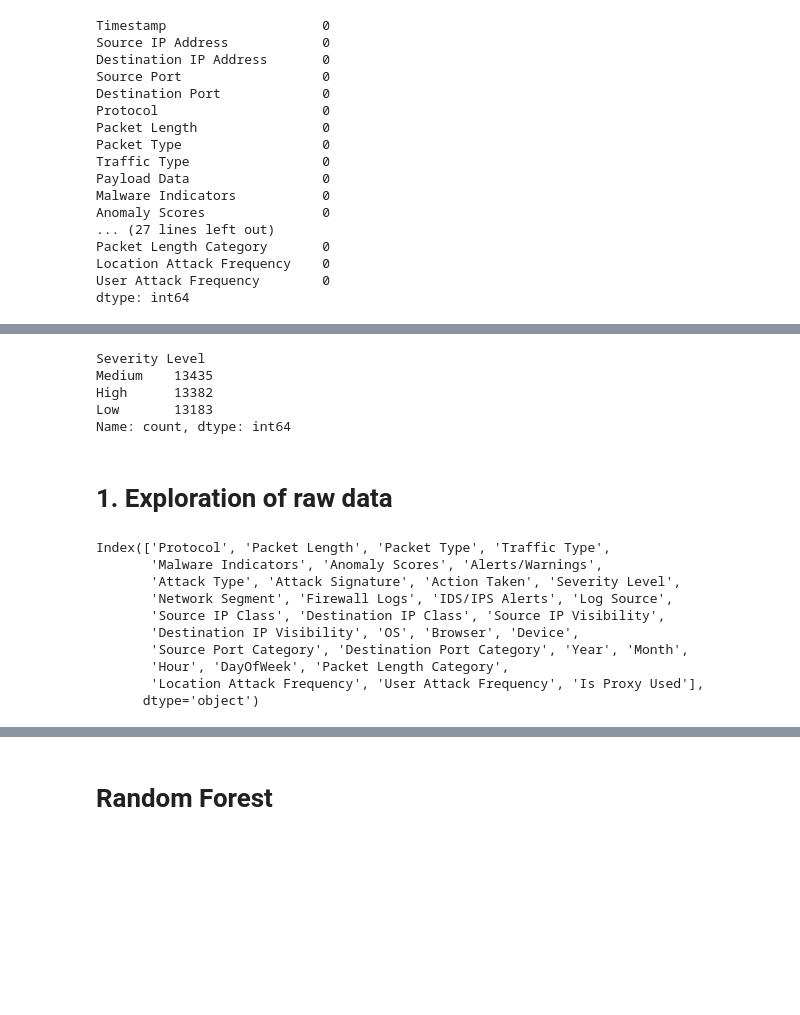
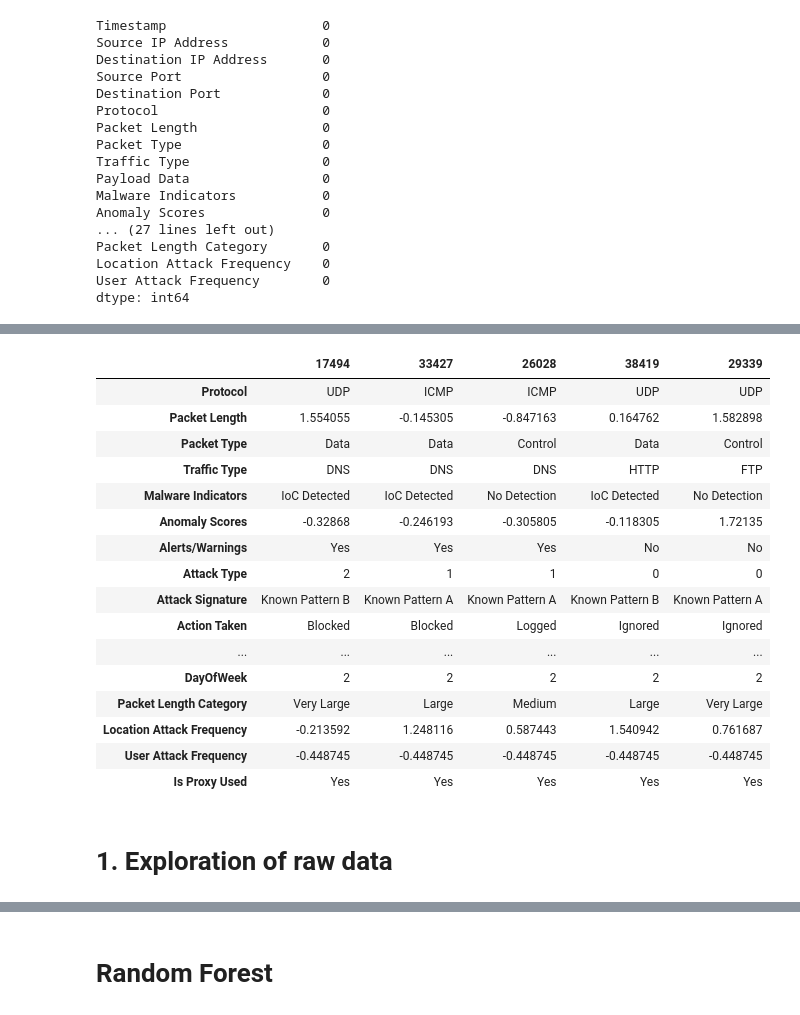
Before and after one commit to sacumesh/cyber-attack-predictor, a Jupyter notebook: notebooks/DataExplorationBeforeFeaturesEngeneering.ipynb, the cells around one changed output, grey strips where cells are left out. Cells and saved outputs as stored; diff of their text form; code cells hidden in the pictures; blank space fills up the shorter version.

```diff
--- a/notebooks/DataExplorationBeforeFeaturesEngeneering.ipynb
+++ b/notebooks/DataExplorationBeforeFeaturesEngeneering.ipynb
@@ -663,14 +654,44 @@ Index(['Timestamp', 'Source IP Address', 'Destination IP Address',
+# %%
+severity_level_dict = {
+    "Low": 0,
+    "Medium": 1,
+    "High": 2
+}
+
+df_proccesed['Severity Level'] = df_proccesed['Severity Level'].apply(lambda x: severity_level_dict.get(x))
+# %%
+df_proccesed["Is Proxy Used"] = df_proccesed['Proxy Information'].apply(lambda x: "No" if pd.isna(x) else "Yes")
+# %%
+from sklearn.preprocessing import StandardScaler
+columns_to_scale = ['Anomaly Scores', 'Packet Length', 'Location Attack Frequency', 'User Attack Frequency']
+
+# Initialize StandardScaler
+scaler = StandardScaler()
+
+# Apply scaling only to selected columns
+df_proccesed[columns_to_scale] = scaler.fit_transform(df_proccesed[columns_to_scale])
 # %%
 cols_to_drop = ['Timestamp', 'Source IP Address', 'Destination IP Address', 'Source Port', 'Destination Port', 'Device Information', 'Proxy Information', "User Information", "Geo-location Data", "Payload Data", "State"]
-
-df = df.drop(columns=cols_to_drop, axis=1)
+df_proccesed = df_proccesed.drop(columns=cols_to_drop, axis=1)
 # %%
-df['Severity Level'].value_counts()
+df_proccesed.head().T
 # %% [output]
-Severity Level
-Medium    13435
-High      13382
-Low       13183
-Name: count, dtype: int64
+|  | 17494 | 33427 | 26028 | 38419 | 29339 |
+| Protocol | UDP | ICMP | ICMP | UDP | UDP |
+| Packet Length | 1.554055 | -0.145305 | -0.847163 | 0.164762 | 1.582898 |
+| Packet Type | Data | Data | Control | Data | Control |
+| Traffic Type | DNS | DNS | DNS | HTTP | FTP |
+| Malware Indicators | IoC Detected | IoC Detected | No Detection | IoC Detected | No Detection |
+| Anomaly Scores | -0.32868 | -0.246193 | -0.305805 | -0.118305 | 1.72135 |
+| Alerts/Warnings | Yes | Yes | Yes | No | No |
+| Attack Type | 2 | 1 | 1 | 0 | 0 |
+| Attack Signature | Known Pattern B | Known Pattern A | Known Pattern A | Known Pattern B | Known Pattern A |
+| Action Taken | Blocked | Blocked | Logged | Ignored | Ignored |
+| ... | ... | ... | ... | ... | ... |
+| DayOfWeek | 2 | 2 | 2 | 2 | 2 |
+| Packet Length Category | Very Large | Large | Medium | Large | Very Large |
+| Location Attack Frequency | -0.213592 | 1.248116 | 0.587443 | 1.540942 | 0.761687 |
+| User Attack Frequency | -0.448745 | -0.448745 | -0.448745 | -0.448745 | -0.448745 |
+| Is Proxy Used | Yes | Yes | Yes | Yes | Yes |
 # %% [markdown]
 # 1. Exploration of raw data
@@ -686,20 +697,0 @@ df['Attack Type'] = df['Attack Type'].apply(lambda x: attack_type_dict.get(x))
-# %%
-severity_level_dict = {
-    "Low": 0,
-    "Medium": 1,
-    "High": 2
-}
-
-df['Severity Level'] = df['Severity Level'].apply(lambda x: severity_level_dict.get(x))
-df.columns
-# %% [output]
-Index(['Protocol', 'Packet Length', 'Packet Type', 'Traffic Type',
-       'Malware Indicators', 'Anomaly Scores', 'Alerts/Warnings',
-       'Attack Type', 'Attack Signature', 'Action Taken', 'Severity Level',
-       'Network Segment', 'Firewall Logs', 'IDS/IPS Alerts', 'Log Source',
-       'Source IP Class', 'Destination IP Class', 'Source IP Visibility',
-       'Destination IP Visibility', 'OS', 'Browser', 'Device',
-       'Source Port Category', 'Destination Port Category', 'Year', 'Month',
-       'Hour', 'DayOfWeek', 'Packet Length Category',
-       'Location Attack Frequency', 'User Attack Frequency', 'Is Proxy Used'],
-      dtype='object')
```
Also changed, not shown: parts of 62 cells of this notebook.
